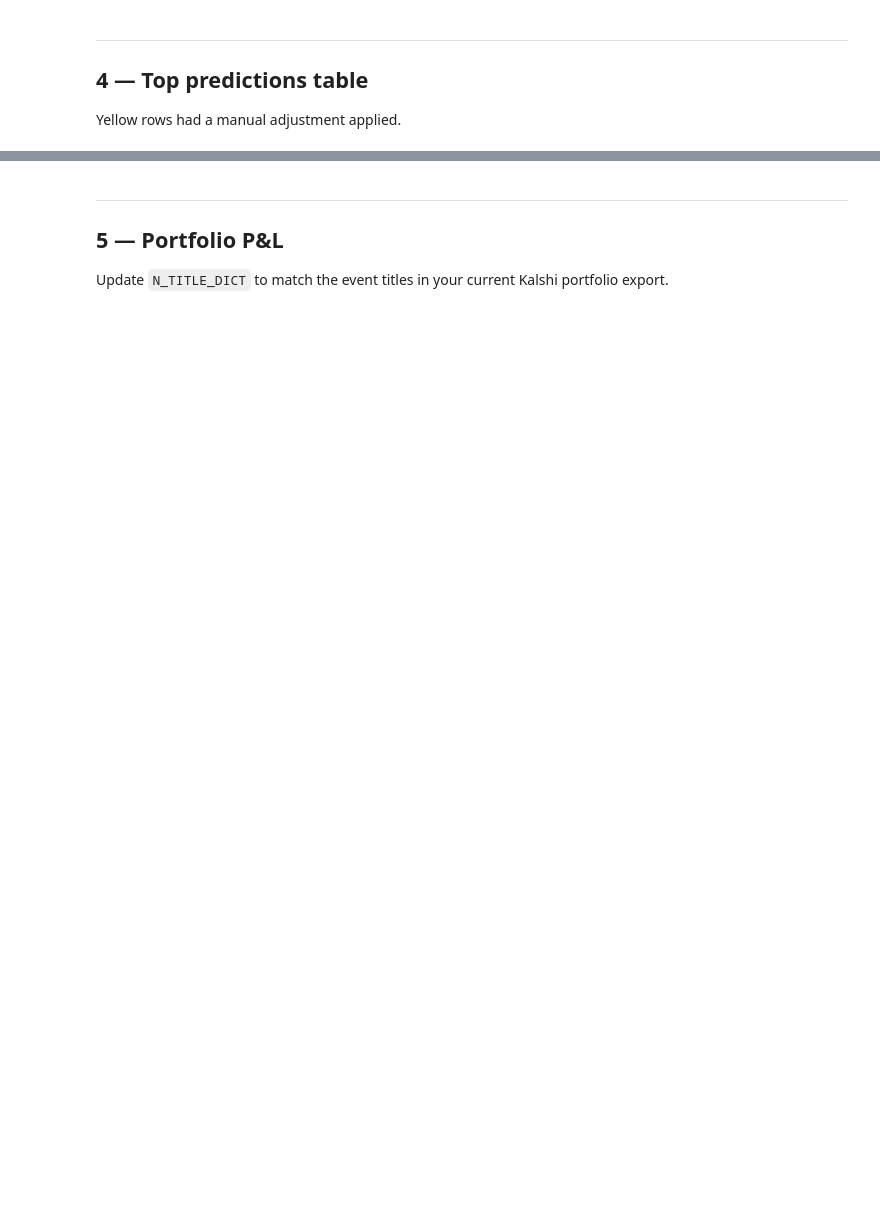
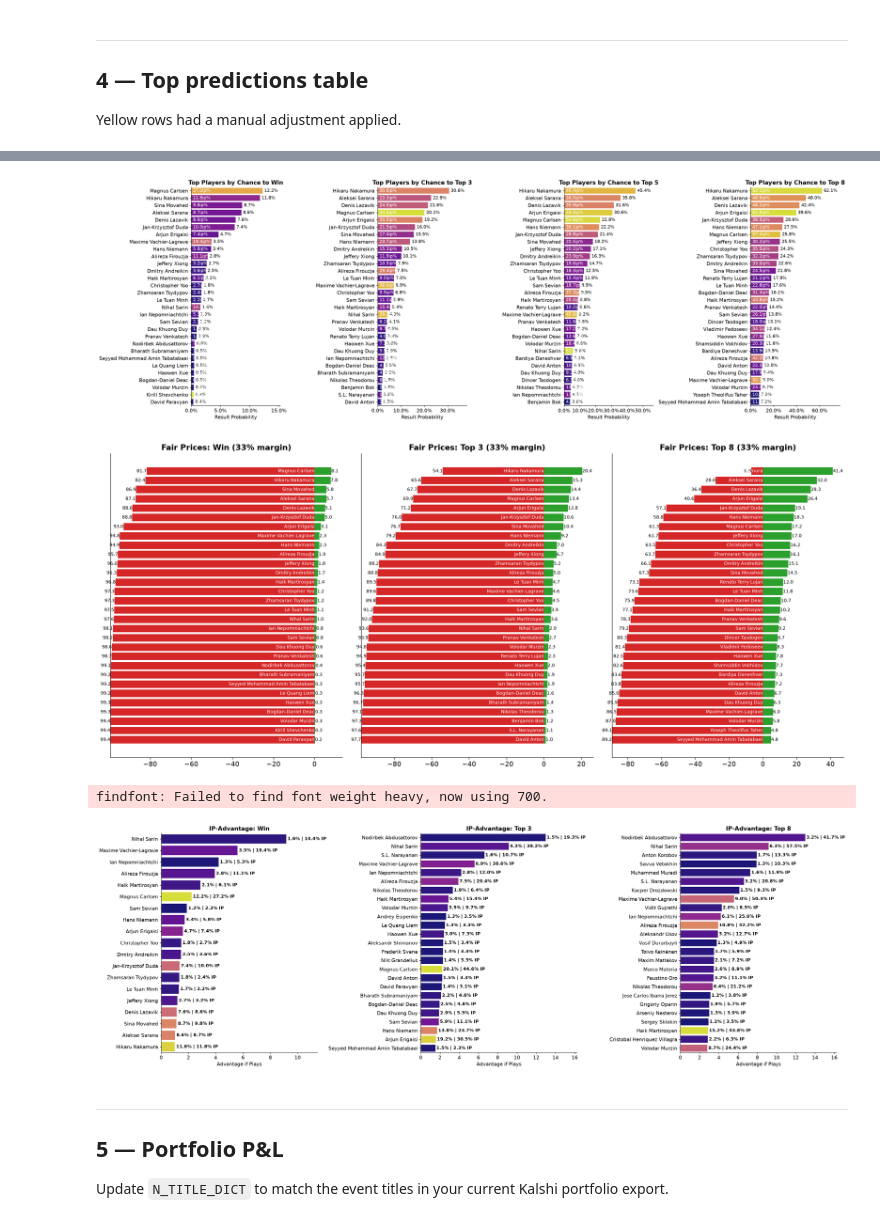
Before and after one commit to EvanMcCormick37/titled-tuesday-analysis, a Jupyter notebook: notebooks/command-center.ipynb, the cells around one changed output, grey strips where cells are left out. Saved outputs shown, nothing was run; the diff lists cells and outputs as text; code cells hidden in the pictures; blank space fills up the shorter version.

```diff
--- a/notebooks/command-center.ipynb
+++ b/notebooks/command-center.ipynb
@@ -3,15 +3,13 @@
 Run top-to-bottom every Tuesday morning. Update the config cell first.
 # %%
 # ── Weekly Config — update these each Tuesday ─────────────────────────────────
-TOURN_DATE = "2026-08-05"   # Next Tuesday's date (YYYY-MM-DD)
-BANKROLL   = 2000           # Total bankroll in USD
-KELLY_MULT = 0.5            # Kelly fraction (0.5 = half-Kelly recommended)
+TOURN_DATE = "2026-08-04"   # Next Tuesday's date (YYYY-MM-DD)
 
 EVENT_TICKERS = [
-    "KXTITLEDTUESDAY-26AUG05",
-    "KXTITLEDTUESTOP-26AUG05T3",
-    "KXTITLEDTUESTOP-26AUG05T5",
-    "KXTITLEDTUESTOP-26AUG05T8",
+    "KXTITLEDTUESDAY-26AUG04",
+    "KXTITLEDTUESTOP-26AUG04T3",
+    "KXTITLEDTUESTOP-26AUG04T5",
+    "KXTITLEDTUESTOP-26AUG04T8",
 ]
 # %%
 import sys
@@ -22,6 +20,8 @@ import sqlite3
 import time
 import warnings
 
+import matplotlib.pyplot as plt
+import seaborn as sns
 import numpy as np
 import pandas as pd
 import requests
@@ -31,10 +31,19 @@ from src.data import get_username_mappings
 from src.pipeline import run_predictions, save_predictions
 from src.portfolio import (
     build_portfolio, run_portfolio_mc_score, pnl_summary,
-    run_payoff_matrix, portfolio_kelly,
+)
+from src.visualization import (
+    plot_top_players_by_chance, plot_yes_no_prices,
+    plot_ip_advantage, plot_pnl_histogram,
 )
 
 warnings.filterwarnings('ignore')
+plt.rcParams.update({
+    'figure.dpi': 130,
+    'axes.spines.top': False,
+    'axes.spines.right': False,
+    'font.size': 11,
+})
 pd.set_option('display.max_rows', 100)
 pd.set_option('display.max_colwidth', 120)
 
@@ -233,3 +270,13 @@ display(
+# %%
+# ── Predictions visualizations ────────────────────────────────────────────────
+plot_top_players_by_chance(results, USERNAME_TO_PLAYER)
+plot_yes_no_prices(results, USERNAME_TO_PLAYER)
+plot_ip_advantage(results, USERNAME_TO_PLAYER)
+# %% [output]
+[figure, added]
+[figure, added]
+findfont: Failed to find font weight heavy, now using 700.
+[figure, added]
 # %% [markdown]
 ---
 ## 5 — Portfolio P&L
```
Also changed, not shown: parts of 14 cells of this notebook, 3 other files.
